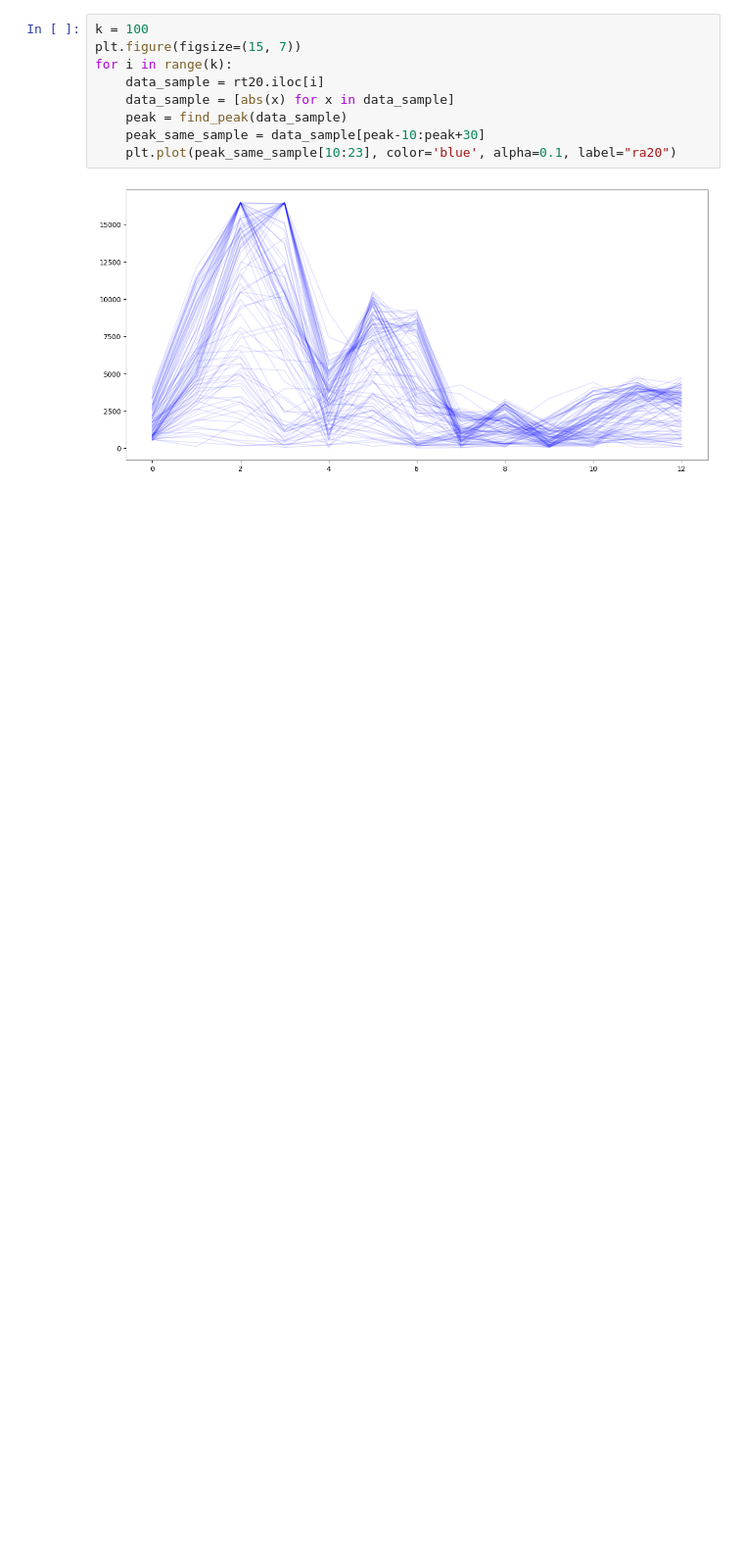
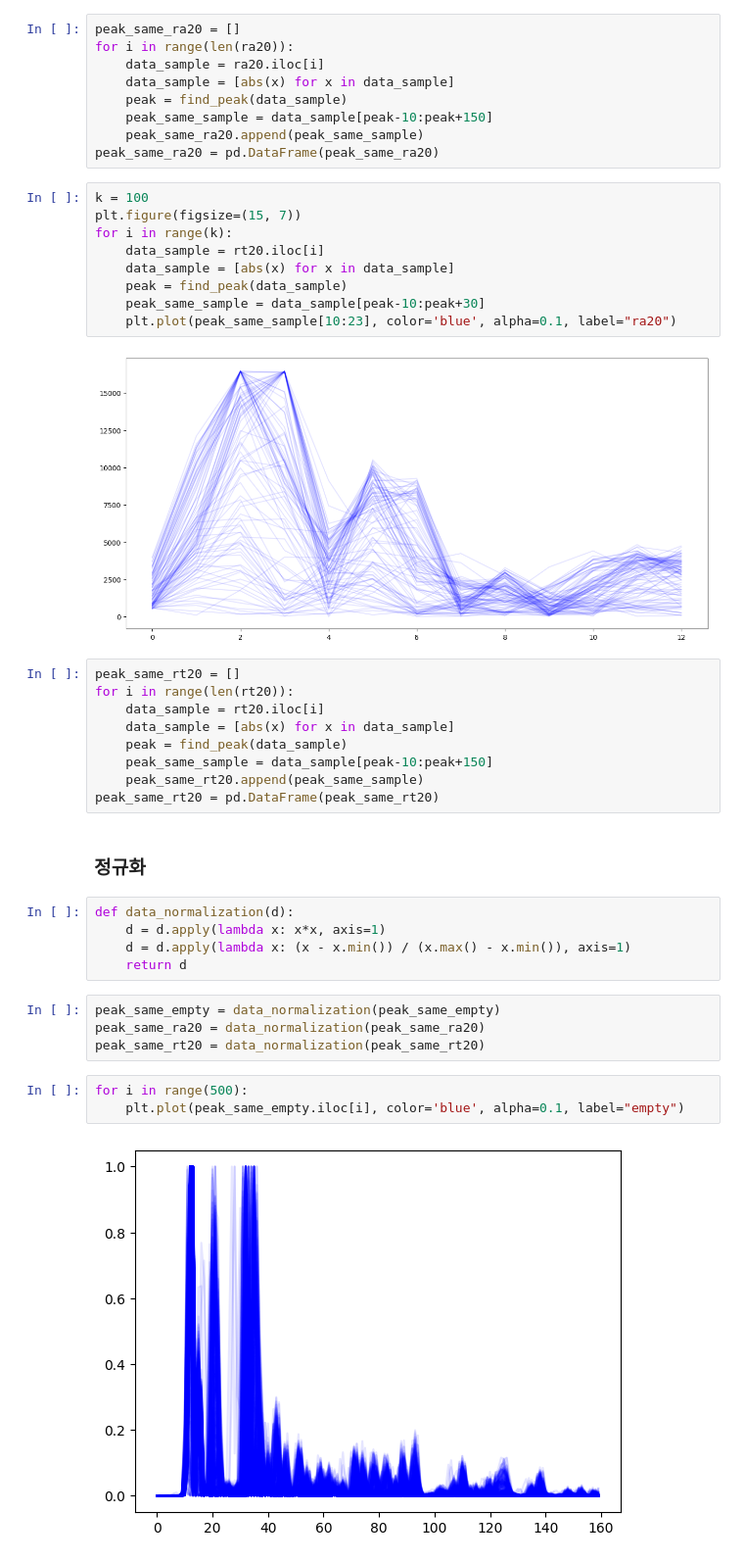
Before and after one commit to jkworldchampion/tag-less_tracking_with_uwb, a Jupyter notebook: Acir.ipynb, the cells around one changed output. Shown at 98% size. Drawn from its saved outputs; the diff is of its cells as text; blank space fills up the shorter version.

```diff
--- a/Acir.ipynb
+++ b/Acir.ipynb
@@ -193,6 +187,15 @@ for i in range(k):
     plt.plot(peak_same_sample[10:23], color='blue', alpha=0.1, label="ra20")
 # %% [output]
 [figure]
+# %%
+peak_same_ra20 = []
+for i in range(len(ra20)):
+    data_sample = ra20.iloc[i]
+    data_sample = [abs(x) for x in data_sample]
+    peak = find_peak(data_sample)
+    peak_same_sample = data_sample[peak-10:peak+150]
+    peak_same_ra20.append(peak_same_sample)
+peak_same_ra20 = pd.DataFrame(peak_same_ra20)
 # %%
 k = 100
 plt.figure(figsize=(15, 7))
@@ -204,3 +207,28 @@ for i in range(k):
     plt.plot(peak_same_sample[10:23], color='blue', alpha=0.1, label="ra20")
 # %% [output]
 [figure]
+# %%
+peak_same_rt20 = []
+for i in range(len(rt20)):
+    data_sample = rt20.iloc[i]
+    data_sample = [abs(x) for x in data_sample]
+    peak = find_peak(data_sample)
+    peak_same_sample = data_sample[peak-10:peak+150]
+    peak_same_rt20.append(peak_same_sample)
+peak_same_rt20 = pd.DataFrame(peak_same_rt20)
+# %% [markdown]
+### 정규화
+# %%
+def data_normalization(d):
+    d = d.apply(lambda x: x*x, axis=1)
+    d = d.apply(lambda x: (x - x.min()) / (x.max() - x.min()), axis=1)
+    return d
+# %%
+peak_same_empty = data_normalization(peak_same_empty)
+peak_same_ra20 = data_normalization(peak_same_ra20)
+peak_same_rt20 = data_normalization(peak_same_rt20)
+# %%
+for i in range(500):
+    plt.plot(peak_same_empty.iloc[i], color='blue', alpha=0.1, label="empty")
+# %% [output]
+[figure, added]
```
Also changed, not shown: parts of 15 cells of this notebook.
